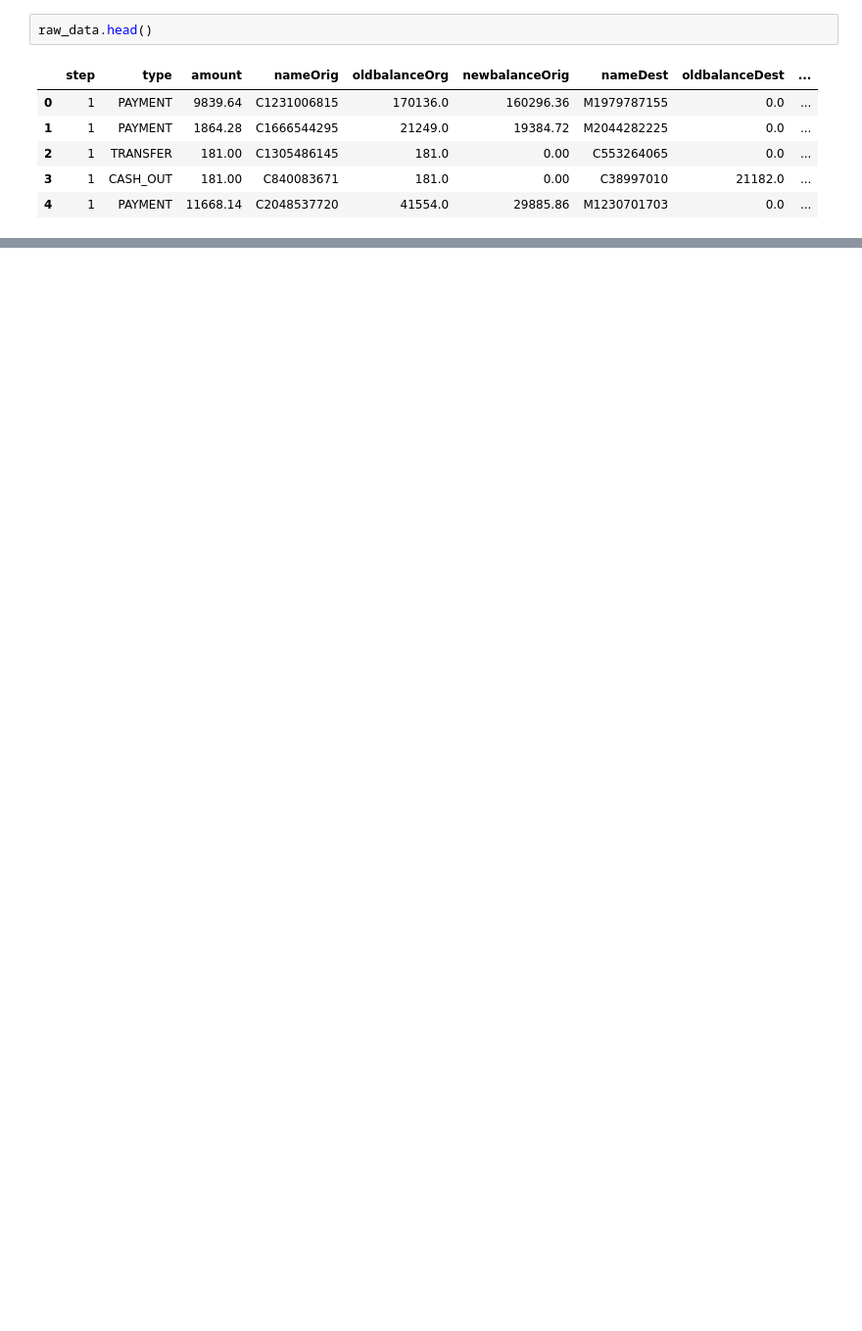
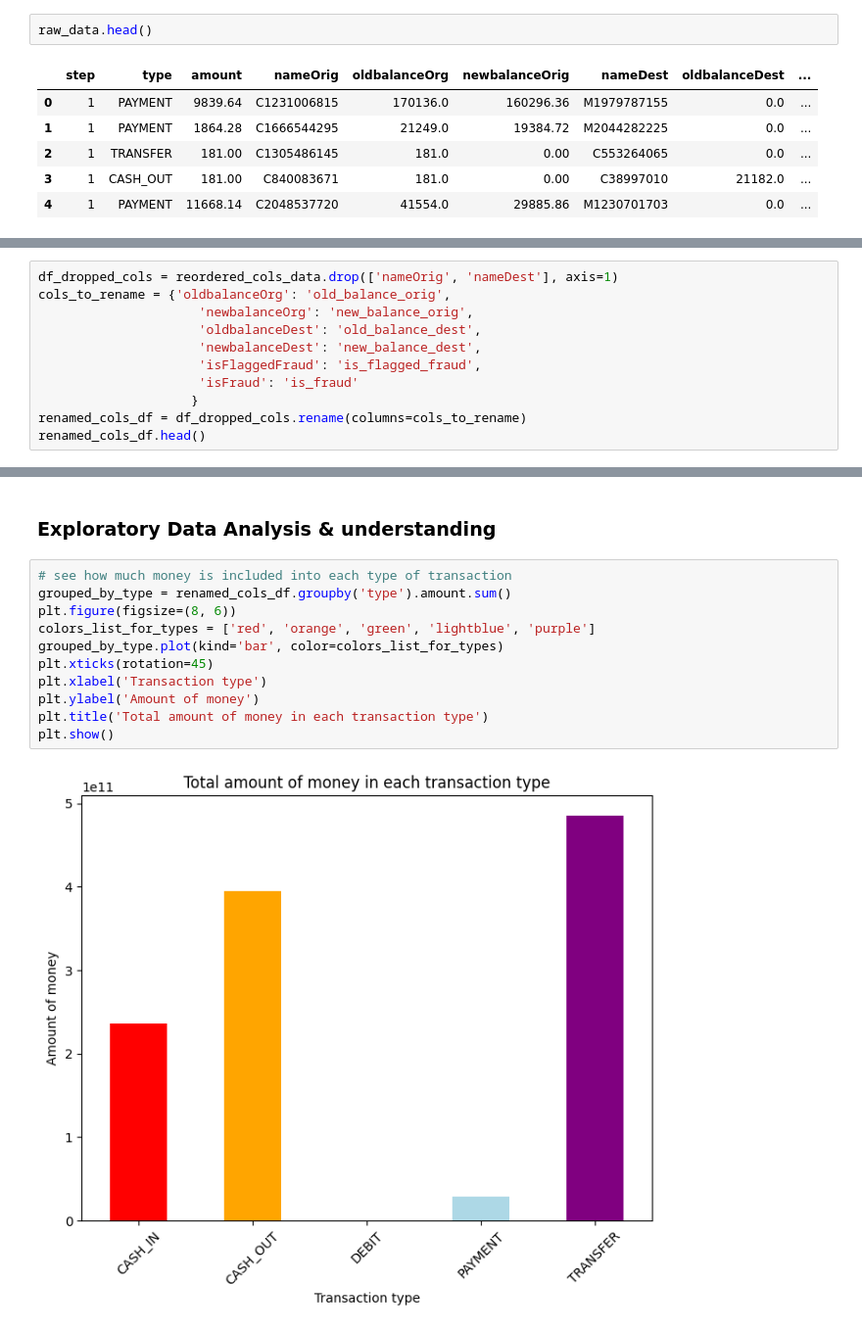
Before and after one commit to mverbytska/transaction-fraud-detection-pet-project, a Jupyter notebook: project/fraudulent_transactions_detection.ipynb, the cells around one changed output, grey strips where cells are left out. Shown at 98% size. Saved outputs shown, nothing was run; the diff lists cells and outputs as text; blank space fills up the shorter version.

```diff
--- a/project/fraudulent_transactions_detection.ipynb
+++ b/project/fraudulent_transactions_detection.ipynb
@@ -14,0 +102,11 @@ raw_data.head()
+# %%
+df_dropped_cols = reordered_cols_data.drop(['nameOrig', 'nameDest'], axis=1)
+cols_to_rename = {'oldbalanceOrg': 'old_balance_orig',
+                     'newbalanceOrg': 'new_balance_orig',
+                     'oldbalanceDest': 'old_balance_dest',
+                     'newbalanceDest': 'new_balance_dest',
+                     'isFlaggedFraud': 'is_flagged_fraud',
+                     'isFraud': 'is_fraud'
+                    }
+renamed_cols_df = df_dropped_cols.rename(columns=cols_to_rename)
+renamed_cols_df.head()
@@ -14,0 +133,15 @@ raw_data.head()
+# %% [markdown]
+### Exploratory Data Analysis & understanding
+# %%
+# see how much money is included into each type of transaction
+grouped_by_type = renamed_cols_df.groupby('type').amount.sum()
+plt.figure(figsize=(8, 6))
+colors_list_for_types = ['red', 'orange', 'green', 'lightblue', 'purple']
+grouped_by_type.plot(kind='bar', color=colors_list_for_types)
+plt.xticks(rotation=45)
+plt.xlabel('Transaction type')
+plt.ylabel('Amount of money')
+plt.title('Total amount of money in each transaction type')
+plt.show()
+# %% [output]
+[figure, added]
```
Also changed, not shown: parts of 11 cells of this notebook.
